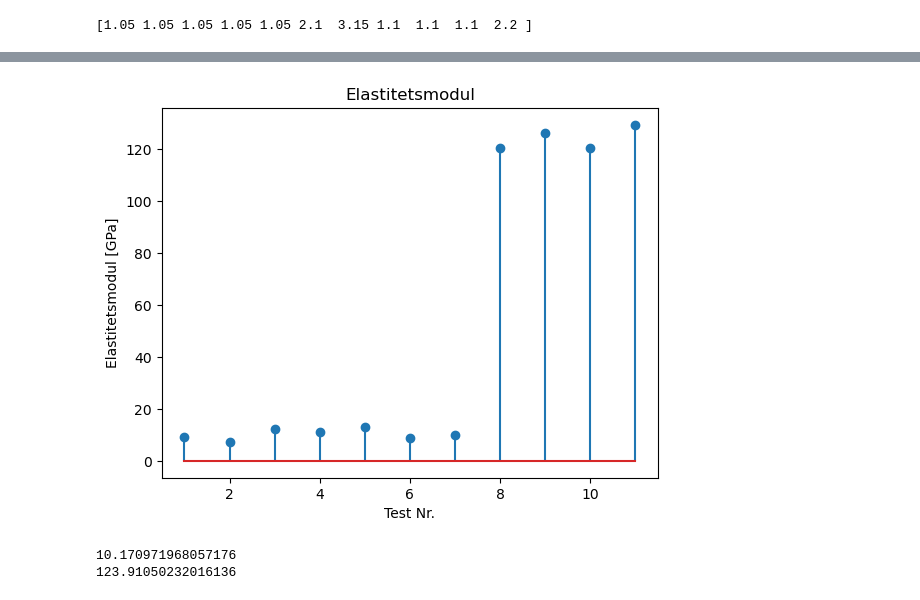
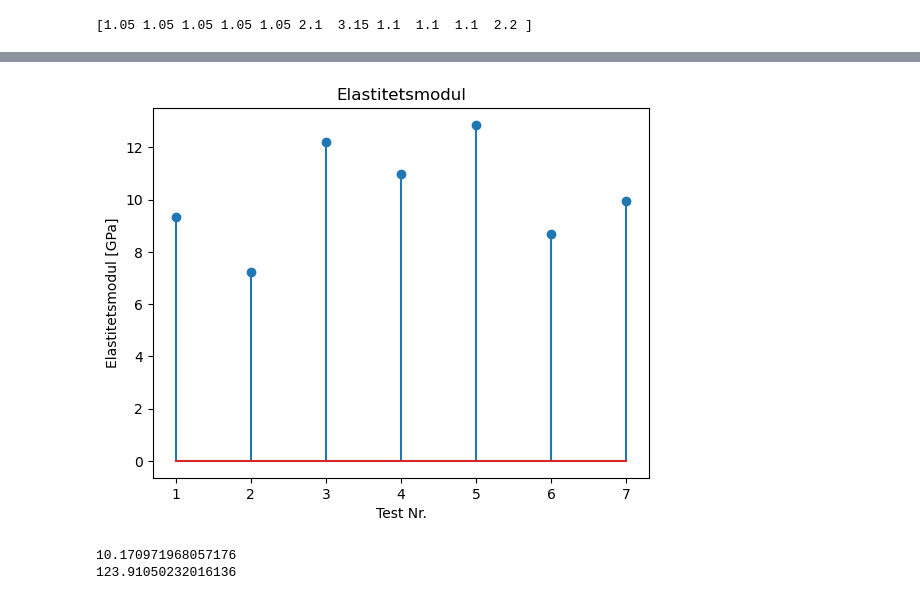
Before and after one commit to MarcusNi96/matrialtekologi-LAB2, a Jupyter notebook: dataLab2.ipynb, the cells around one changed output, grey strips where cells are left out. Cells and saved outputs as stored; diff of their text form; code cells hidden in the pictures.

Commit message:
first complete

```diff
--- a/dataLab2.ipynb
+++ b/dataLab2.ipynb
@@ -26,13 +40,23 @@ print(z_max)
 # %% [output]
 [1.05 1.05 1.05 1.05 1.05 2.1  3.15 1.1  1.1  1.1  2.2 ]
 # %%
-for sample in samples:
-    plt.plot(sample["disp"], sample["force"])
+
+for i, sample in enumerate(samples[0:7]):
+    # Add label only for the first plot
+    label = 'Tre' if i == 0 else None
+    plt.plot(sample["disp"], sample["force"], color='orange', label=label)
+
+for i, sample in enumerate(samples[7:11]):
+    # Add label only for the first plot
+    label = 'Karbonfiber' if i == 0 else None
+    plt.plot(sample["disp"], sample["force"], color='black', label=label)
+
 #plt.xlim(0,5)
 #plt.ylim(0,500)
-plt.title("Forstørret kraft-deformasjonskurve")
+plt.title("Kraft-deformasjonskurve")
 plt.xlabel("Forskyvning [mm]")
 plt.ylabel("Kraft [N]")
-plt.savefig("forstørret.pdf", format="pdf", bbox_inches="tight")
+plt.legend()
+plt.savefig("oversikt.pdf", format="pdf", bbox_inches="tight")
 plt.show()
 # %% [output]
@@ -53,14 +118,14 @@ for i in number:
 # %%
-plt.stem(number +1, E)
+plt.stem(number[0:7] +1, E[0:7])
 #plt.ylim(180,205)
 plt.title("Elastitetsmodul")
 plt.ylabel("Elastitetsmodul [GPa]")
 plt.xlabel("Test Nr.")
-plt.savefig("emod.pdf", format="pdf", bbox_inches="tight")
+plt.savefig("emod-tre.pdf", format="pdf", bbox_inches="tight")
 plt.show()
 print(np.mean(E[0:7]))
-print(np.mean(E[7:11]) )
+print(np.mean(E[7:11]))
 # %% [output]
-[figure, old version]
+[figure, new version]
 10.170971968057176
 123.91050232016136
```
Also changed, not shown: parts of 9 cells of this notebook.
